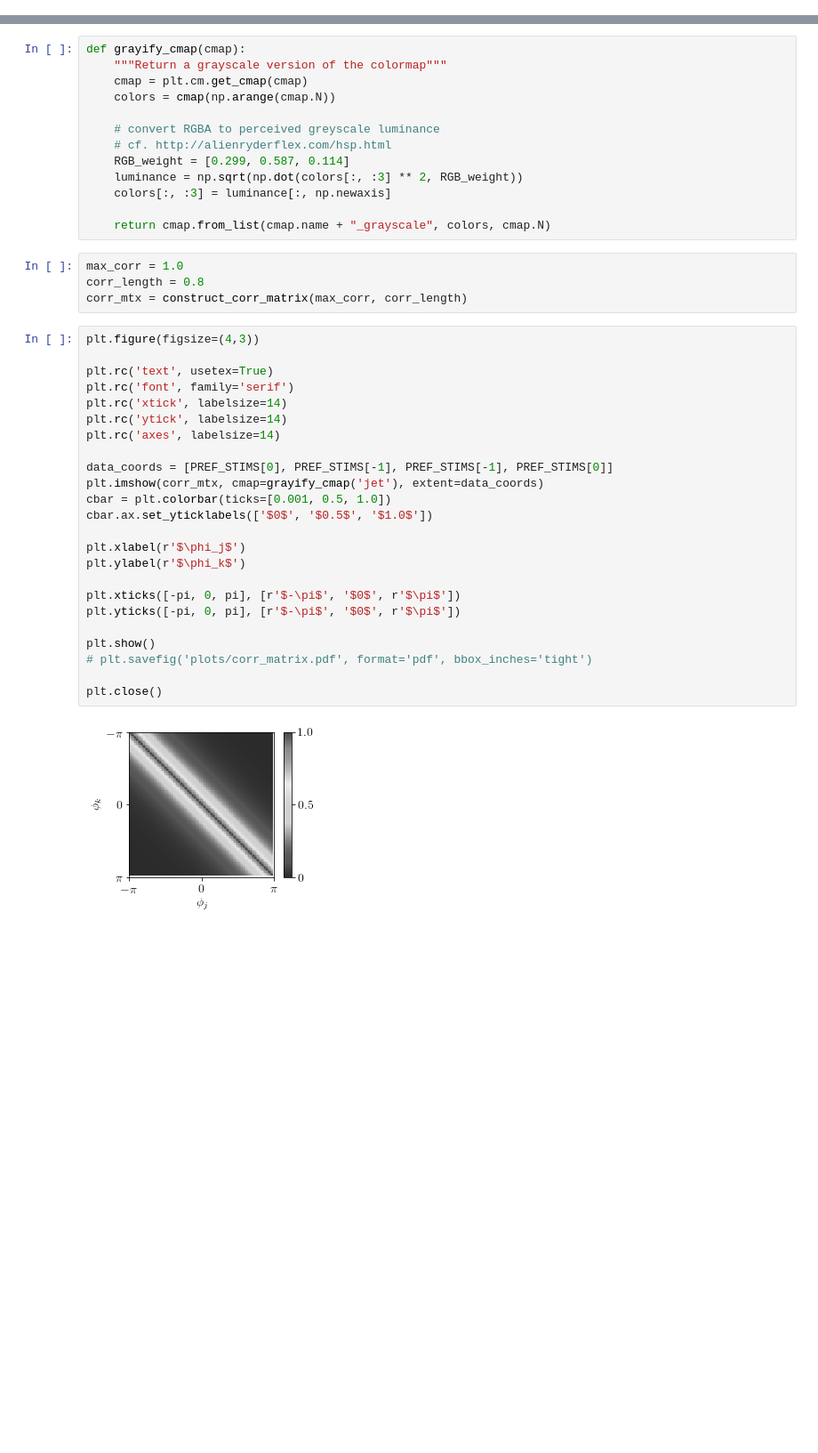
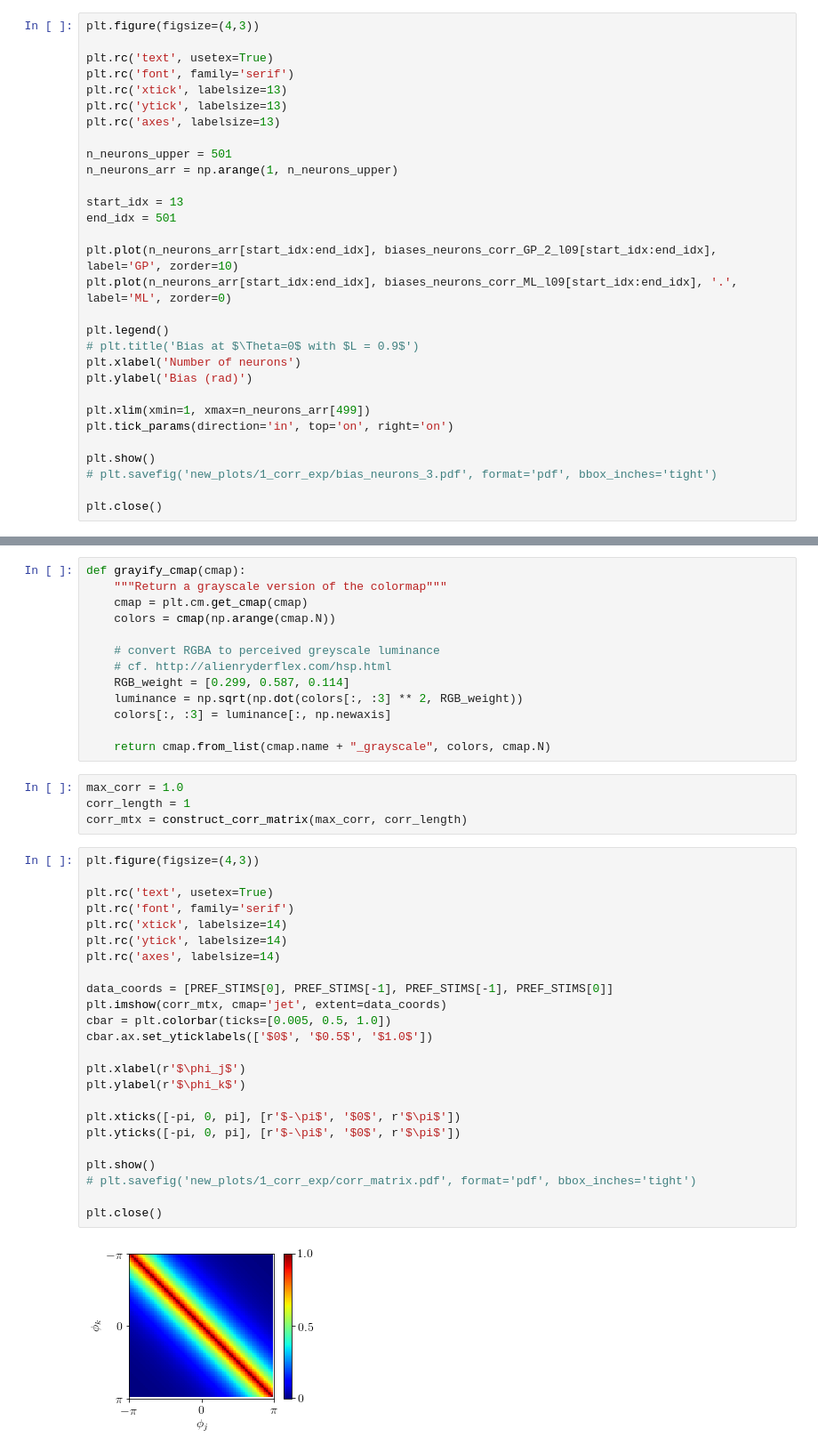
Before and after one commit to dtailor17/neural-population-codes, a Jupyter notebook: noise_correlations_plots.ipynb, the cells around one changed output, grey strips where cells are left out. Shown at 89% size. Cells and saved outputs as stored; diff of their text form; blank space fills up the shorter version.

Commit message:
Thesis plots

```diff
--- a/noise_correlations_plots.ipynb
+++ b/noise_correlations_plots.ipynb
@@ -309,0 +421,30 @@ plt.close()
+# %%
+plt.figure(figsize=(4,3))
+
+plt.rc('text', usetex=True)
+plt.rc('font', family='serif')
+plt.rc('xtick', labelsize=13)
+plt.rc('ytick', labelsize=13)
+plt.rc('axes', labelsize=13)
+
+n_neurons_upper = 501
+n_neurons_arr = np.arange(1, n_neurons_upper)
+
+start_idx = 13
+end_idx = 501
+
+plt.plot(n_neurons_arr[start_idx:end_idx], biases_neurons_corr_GP_2_l09[start_idx:end_idx], label='GP', zorder=10)
+plt.plot(n_neurons_arr[start_idx:end_idx], biases_neurons_corr_ML_l09[start_idx:end_idx], '.', label='ML', zorder=0)
+
+plt.legend()
+# plt.title('Bias at $\Theta=0$ with $L = 0.9$')
+plt.xlabel('Number of neurons')
+plt.ylabel('Bias (rad)')
+
+plt.xlim(xmin=1, xmax=n_neurons_arr[499])
+plt.tick_params(direction='in', top='on', right='on')
+
+plt.show()
+# plt.savefig('new_plots/1_corr_exp/bias_neurons_3.pdf', format='pdf', bbox_inches='tight')
+
+plt.close()
@@ -361,32 +504,32 @@ def grayify_cmap(cmap):
     return cmap.from_list(cmap.name + "_grayscale", colors, cmap.N)
 # %%
 max_corr = 1.0
-corr_length = 0.8
+corr_length = 1
 corr_mtx = construct_corr_matrix(max_corr, corr_length)
 # %%
 plt.figure(figsize=(4,3))
 
 plt.rc('text', usetex=True)
 plt.rc('font', family='serif')
 plt.rc('xtick', labelsize=14)
 plt.rc('ytick', labelsize=14)
 plt.rc('axes', labelsize=14)
 
 data_coords = [PREF_STIMS[0], PREF_STIMS[-1], PREF_STIMS[-1], PREF_STIMS[0]]
-plt.imshow(corr_mtx, cmap=grayify_cmap('jet'), extent=data_coords)
-cbar = plt.colorbar(ticks=[0.001, 0.5, 1.0])
+plt.imshow(corr_mtx, cmap='jet', extent=data_coords)
+cbar = plt.colorbar(ticks=[0.005, 0.5, 1.0])
 cbar.ax.set_yticklabels(['$0$', '$0.5$', '$1.0$'])
 
 plt.xlabel(r'$\phi_j$')
 plt.ylabel(r'$\phi_k$')
 
 plt.xticks([-pi, 0, pi], [r'$-\pi$', '$0$', r'$\pi$'])
 plt.yticks([-pi, 0, pi], [r'$-\pi$', '$0$', r'$\pi$'])
 
 plt.show()
-# plt.savefig('plots/corr_matrix.pdf', format='pdf', bbox_inches='tight')
+# plt.savefig('new_plots/1_corr_exp/corr_matrix.pdf', format='pdf', bbox_inches='tight')
 
 plt.close()
 # %% [output]
-[figure, old version]
+[figure, new version]
 # %% [markdown]
```
Also changed, not shown: parts of 23 cells of this notebook, 50 other files.
